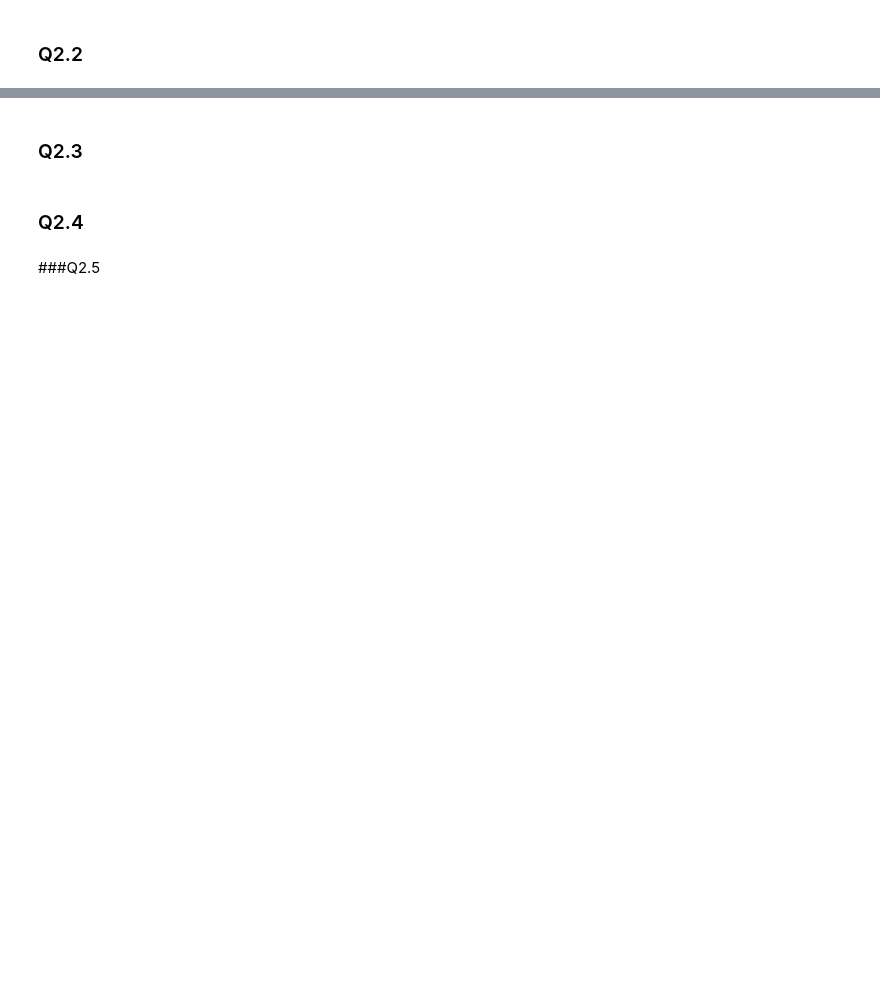
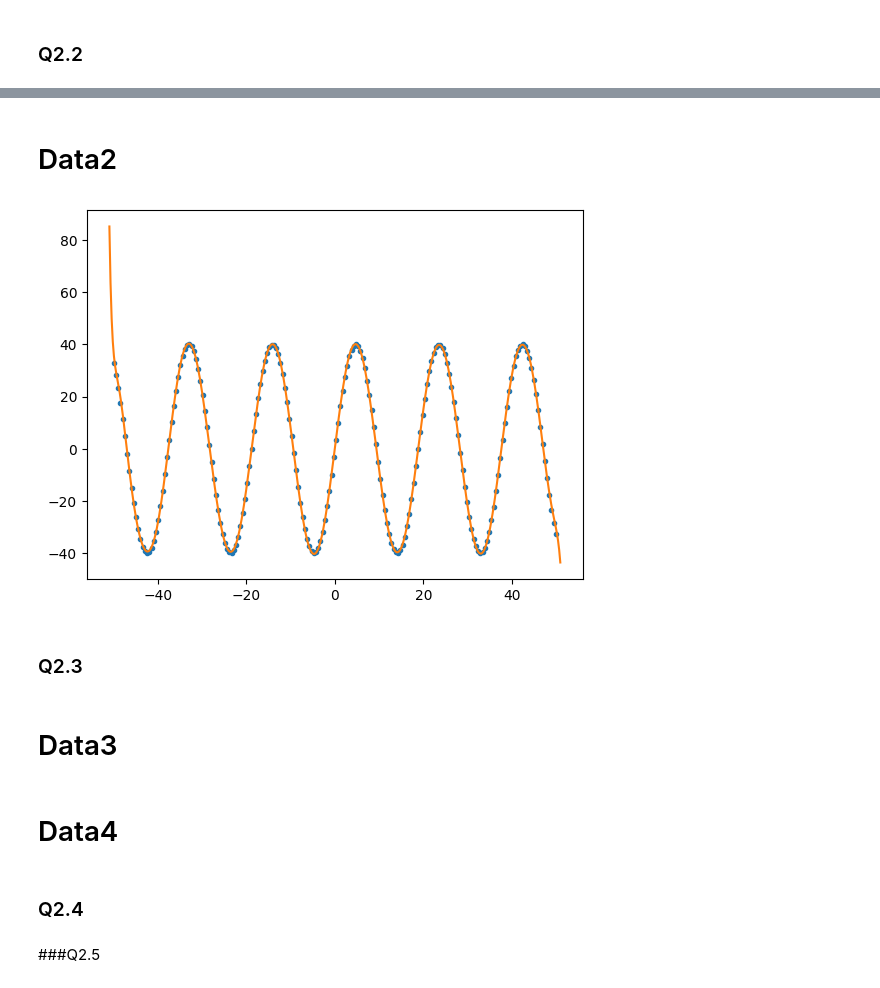
Before and after one commit to garfield-gray/Optimization, a Jupyter notebook: NonConvex/Data_Fitting_&_Denoising.ipynb, the cells around one changed output, grey strips where cells are left out. Saved outputs shown, nothing was run; the diff lists cells and outputs as text; code cells hidden in the pictures; blank space fills up the shorter version.

```diff
--- a/NonConvex/Data_Fitting_&_Denoising.ipynb
+++ b/NonConvex/Data_Fitting_&_Denoising.ipynb
@@ -217,5 +247,22 @@ plt.show()
+# %% [markdown]
+# Data2
+# %%
+data2 = np.array(load_data('Data2.txt'))
+# plt.scatter(data1[:,0], data1[:,1])
+# plt.show()
+xp = np.linspace(np.min(data2[:,0])-1, np.max(data2[:,0])+1, 2*len(data2[:,0]))
+plt.plot(data2[:,0], data2[:,1], '.', xp, np.vander(xp,25)@Data_Fitting(data2[:,0], data2[:,1], 24), '-')
+
+# plt.ylim(-2,2)
+plt.show()
+# %% [output]
+[figure, added]
 # %% [markdown]
 ### Q2.3
+# %% [markdown]
+# Data3
+# %% [markdown]
+# Data4
 # %% [markdown]
 ### Q2.4
 # %% [markdown]
```
Also changed, not shown: parts of 5 cells of this notebook.
